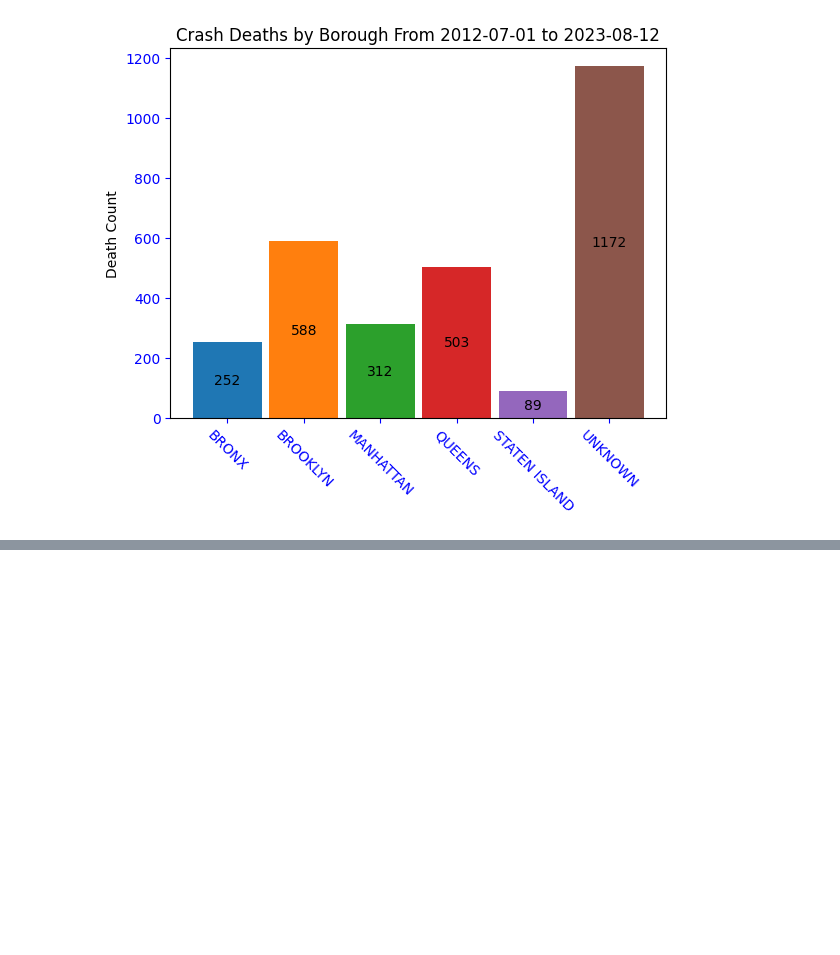
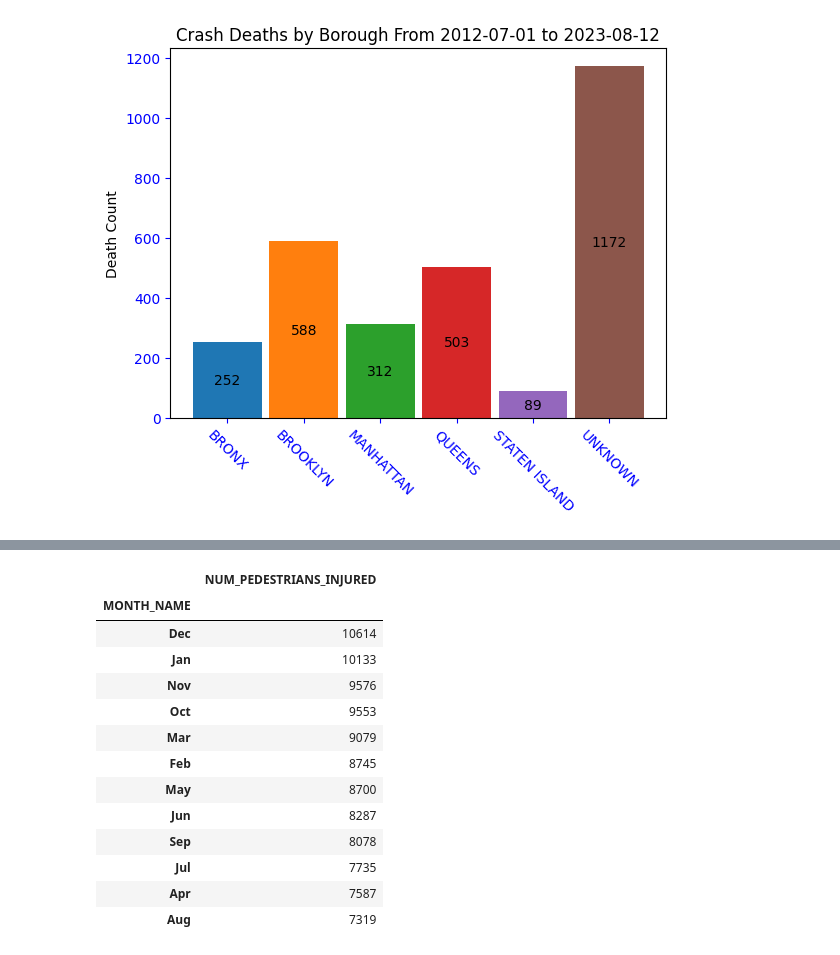
Before and after one commit to aibistin/crash_stats, a Jupyter notebook: nbs/00_crash_time_period_stats.ipynb, the cells around one changed output, grey strips where cells are left out. Drawn from its saved outputs; the diff is of its cells as text; code cells hidden in the pictures; blank space fills up the shorter version.

```diff
--- a/nbs/00_crash_time_period_stats.ipynb
+++ b/nbs/00_crash_time_period_stats.ipynb
@@ -862,0 +791,21 @@ UNKNOWN                 1145               205507
+# %%
+# |hide
+injured_ped_month_group = crash.groupby(by=['MONTH_NAME']).agg({'NUM_PEDESTRIANS_INJURED': 'sum'}).sort_values(
+    by=['NUM_PEDESTRIANS_INJURED'], ascending=False)
+# injured_ped_month_group.head().style.highlight_max()
+injured_ped_month_group.style.highlight_max().highlight_min()
+# %% [output]
+|  | NUM_PEDESTRIANS_INJURED |
+| MONTH_NAME |  |
+| Dec | 10614 |
+| Jan | 10133 |
+| Nov | 9576 |
+| Oct | 9553 |
+| Mar | 9079 |
+| Feb | 8745 |
+| May | 8700 |
+| Jun | 8287 |
+| Sep | 8078 |
+| Jul | 7735 |
+| Apr | 7587 |
+| Aug | 7319 |
```
Also changed, not shown: parts of 86 cells of this notebook, 23 other files.
